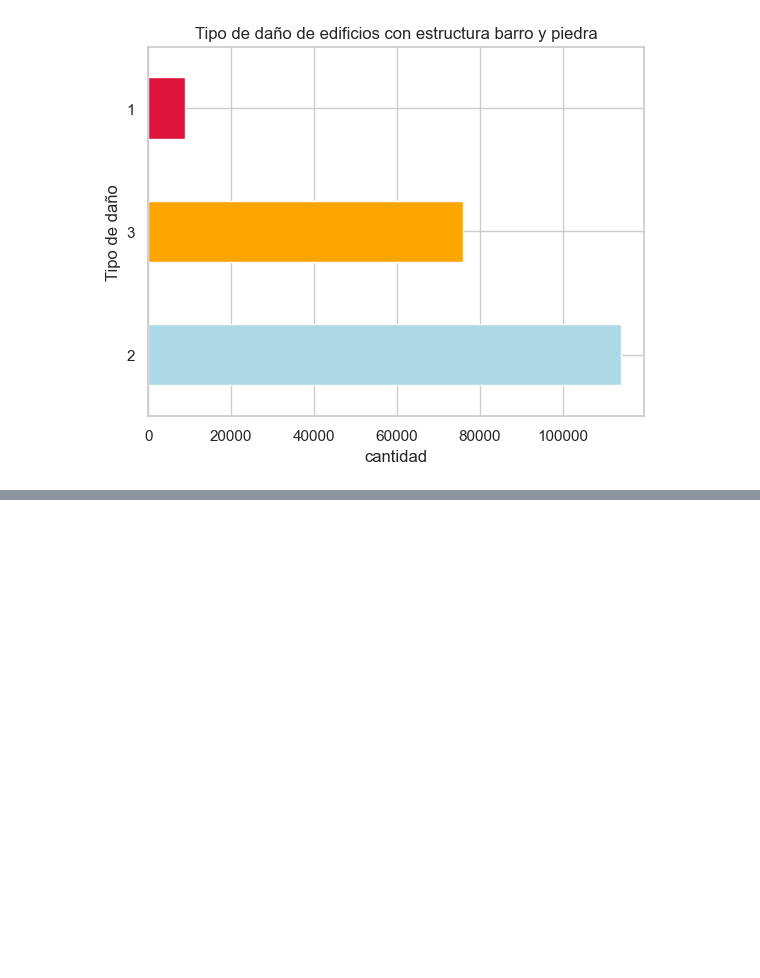
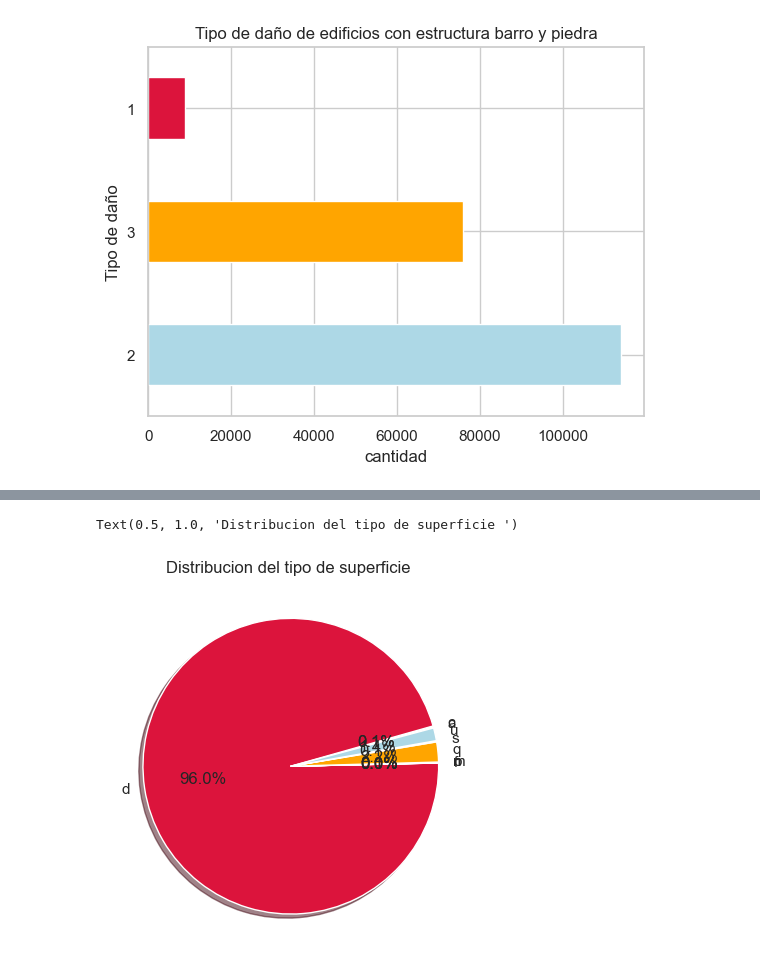
Before and after one commit to DanteReinaudo/EarthquakeDamagePrediction, a Jupyter notebook: tp1/analisis_joaco.ipynb, the cells around one changed output, grey strips where cells are left out. Saved outputs shown, nothing was run; the diff lists cells and outputs as text; code cells hidden in the pictures; blank space fills up the shorter version.

```diff
--- a/tp1/analisis_joaco.ipynb
+++ b/tp1/analisis_joaco.ipynb
@@ -189,0 +240,3 @@ sns.violinplot(x=data_values["has_superstructure_mud_mortar_stone"], y=data_valu
+# %%
+cantidadDeEdificiosPorConfiguracion = data_values.groupby(["plan_configuration"])["cantidad"].sum()
+cantidadDeEdificiosPorConfiguracion
@@ -189,0 +256,12 @@ sns.violinplot(x=data_values["has_superstructure_mud_mortar_stone"], y=data_valu
+# %%
+plt.pie(cantidadDeEdificiosPorConfiguracion,
+        labels = ['a','c', 'd', 'f', 'm', 'n', 'o', 'q', 's', 'u'],
+        autopct='%1.1f%%',
+        startangle=15,
+        shadow = True,
+        colors = my_colors
+)
+plt.title("Distribucion del tipo de superficie ")
+# %% [output]
+Text(0.5, 1.0, 'Distribucion del tipo de superficie ')
+[figure, added]
```
Also changed, not shown: parts of 16 cells of this notebook.
